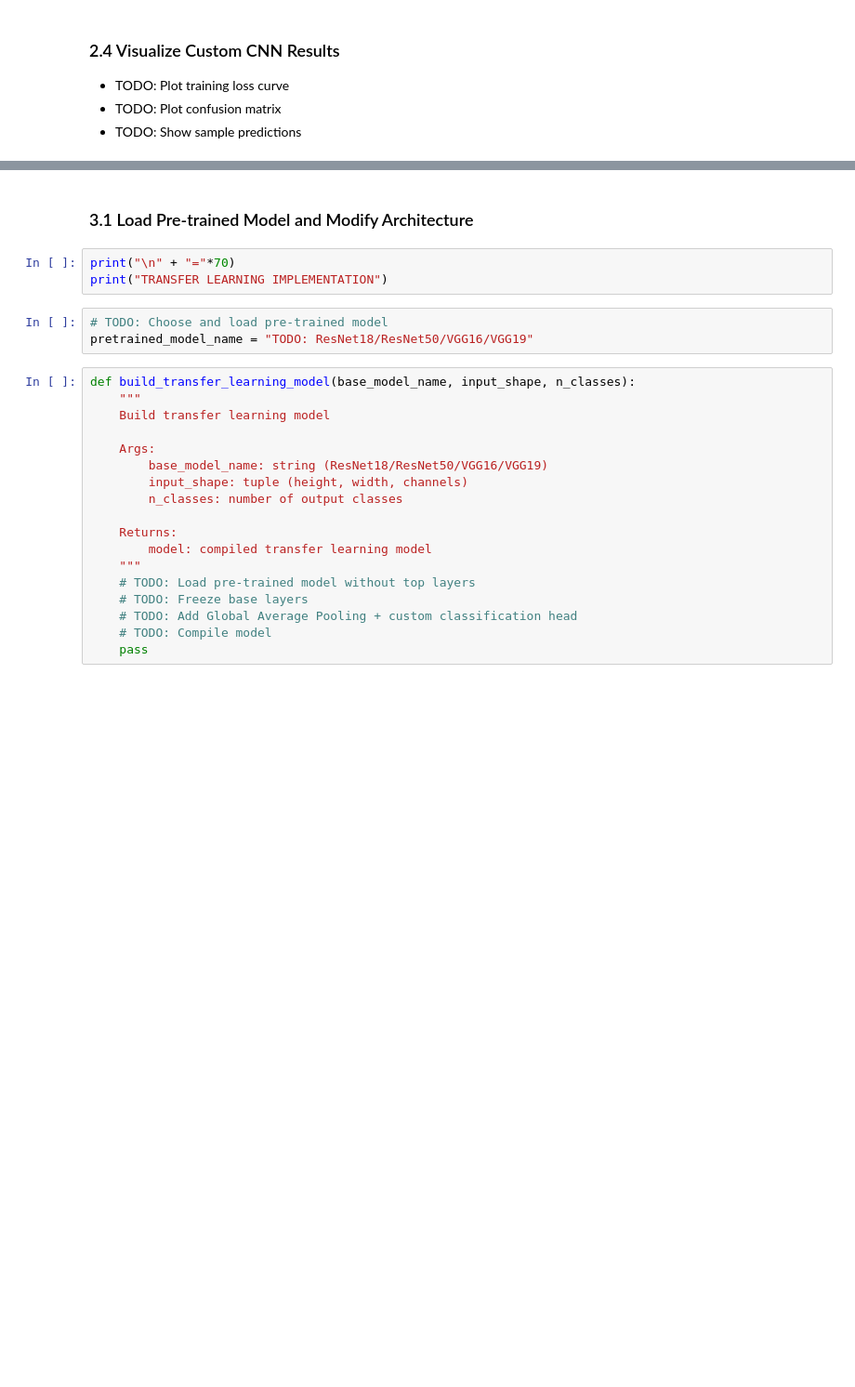
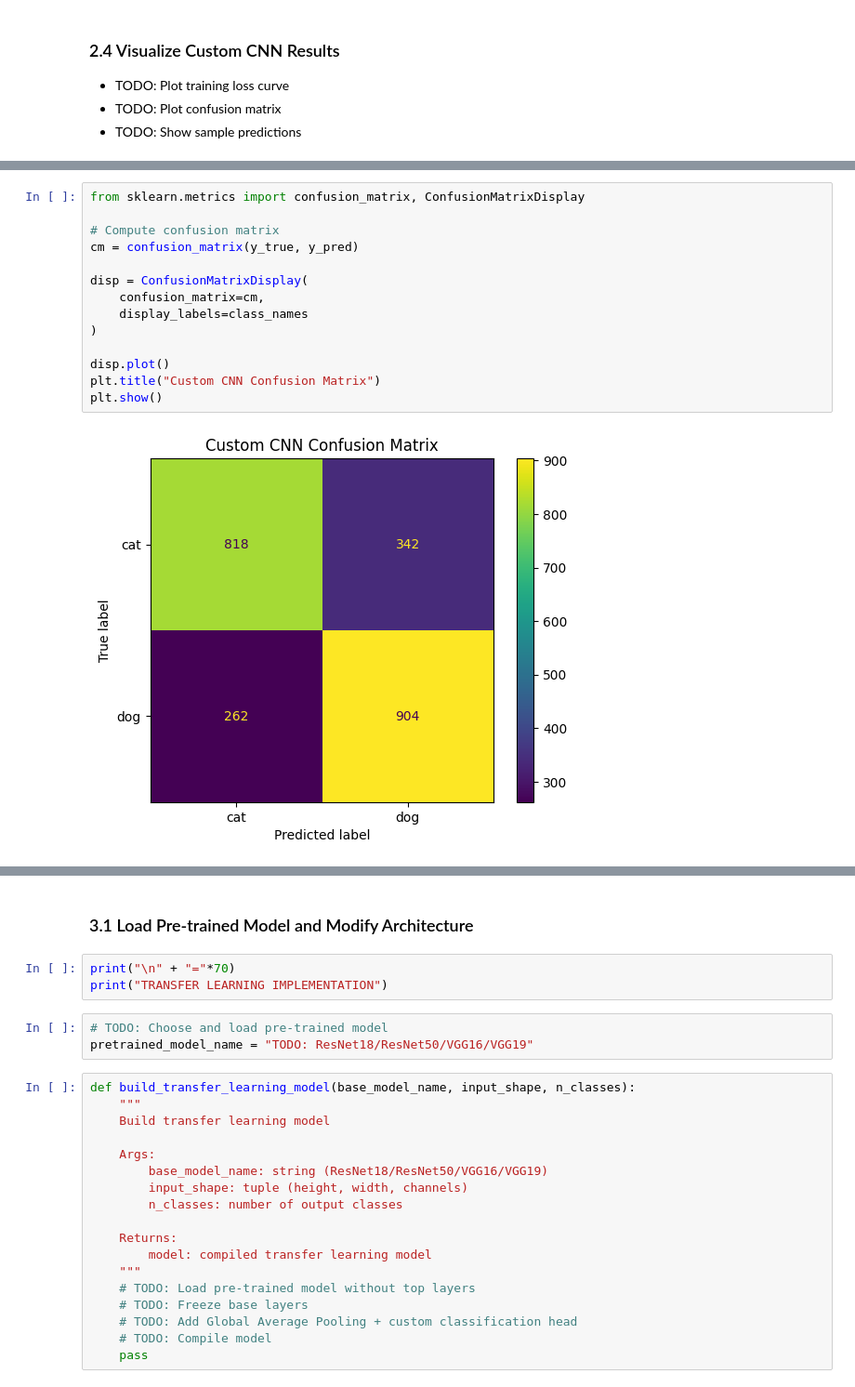
Before and after one commit to azhar258/BITS.Mtech, a Jupyter notebook: SEM-1/Assignment-DL/Assignment 2/2025AB05055_cnn_assignment.ipynb, the cells around one changed output, grey strips where cells are left out. Shown at 93% size. Cells and saved outputs as stored; diff of their text form; blank space fills up the shorter version.

```diff
--- a/SEM-1/Assignment-DL/Assignment 2/2025AB05055_cnn_assignment.ipynb
+++ b/SEM-1/Assignment-DL/Assignment 2/2025AB05055_cnn_assignment.ipynb
@@ -481,0 +496,16 @@ print(f"F1-Score:  {custom_cnn_f1:.4f}")
+# %%
+from sklearn.metrics import confusion_matrix, ConfusionMatrixDisplay
+
+# Compute confusion matrix
+cm = confusion_matrix(y_true, y_pred)
+
+disp = ConfusionMatrixDisplay(
+    confusion_matrix=cm,
+    display_labels=class_names
+)
+
+disp.plot()
+plt.title("Custom CNN Confusion Matrix")
+plt.show()
+# %% [output]
+[figure, added]
```
Also changed, not shown: parts of 6 cells of this notebook.
